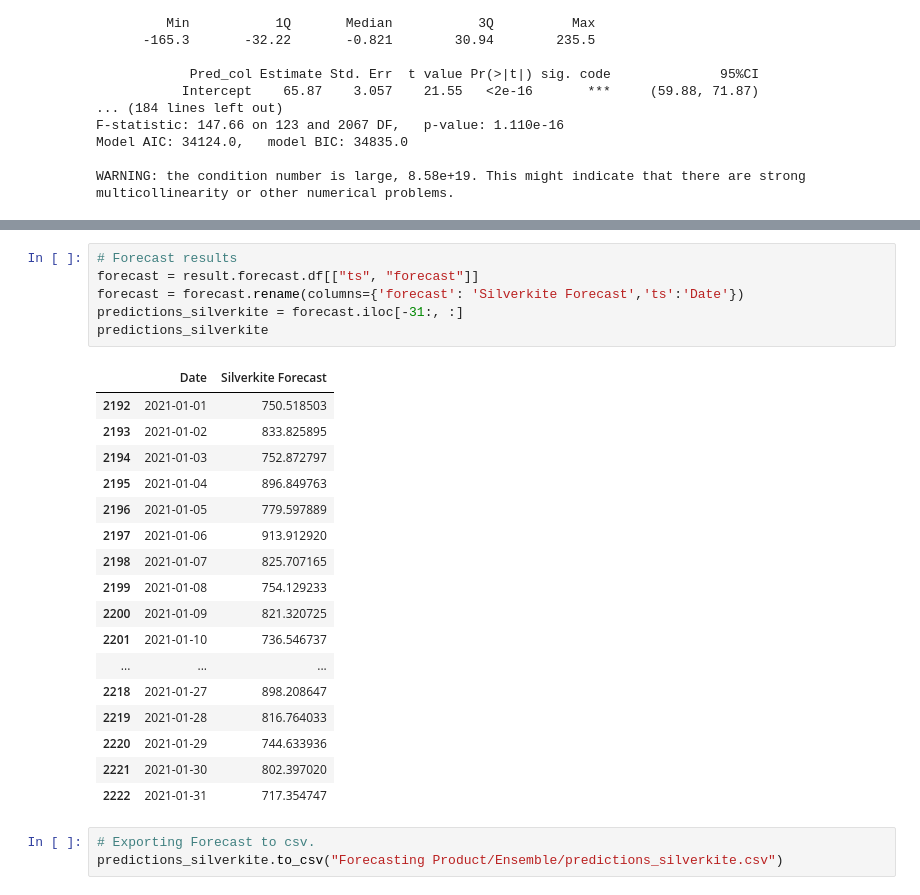
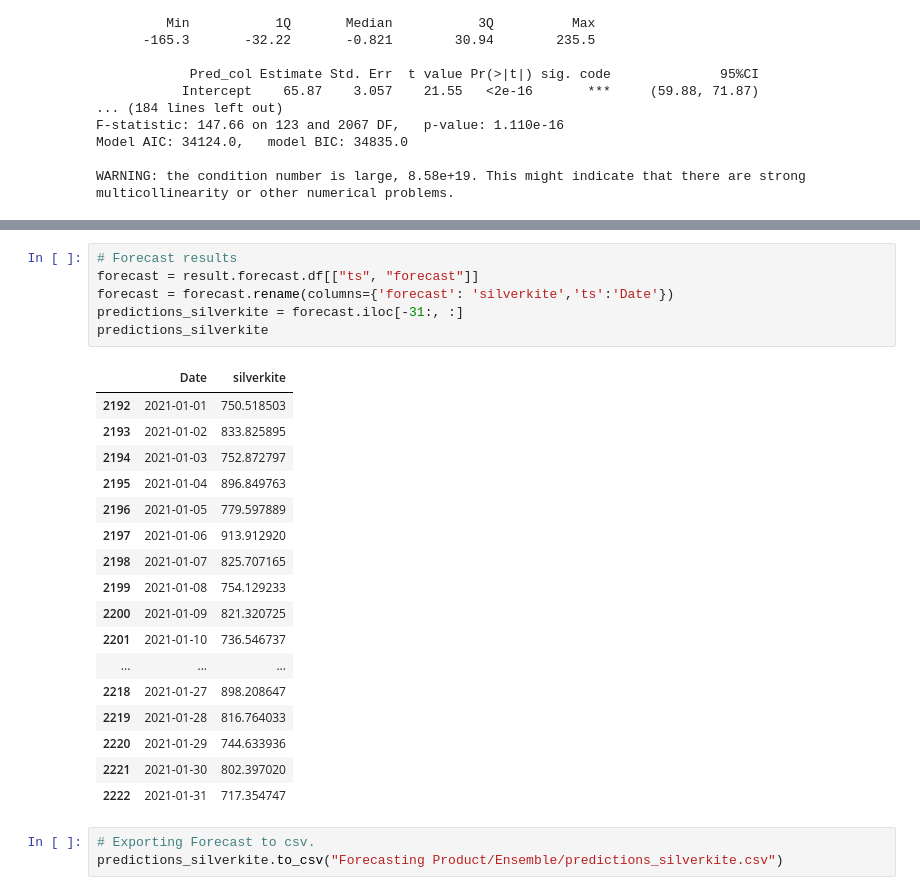
Before and after one commit to bannis14/Portfolio-Projects, a Jupyter notebook: Time_Series_Forecast/LinkedIn_Silverkite_Model_Forecasting.ipynb, the cells around one changed output, grey strips where cells are left out. Saved outputs shown, nothing was run; the diff lists cells and outputs as text.

```diff
--- a/Time_Series_Forecast/LinkedIn_Silverkite_Model_Forecasting.ipynb
+++ b/Time_Series_Forecast/LinkedIn_Silverkite_Model_Forecasting.ipynb
@@ -289,11 +294,11 @@ iplot(fig)
 # %%
 # Forecast results
 forecast = result.forecast.df[["ts", "forecast"]]
-forecast = forecast.rename(columns={'forecast': 'Silverkite Forecast','ts':'Date'})
+forecast = forecast.rename(columns={'forecast': 'silverkite','ts':'Date'})
 predictions_silverkite = forecast.iloc[-31:, :]
 predictions_silverkite
 # %% [output]
-|  | Date | Silverkite Forecast |
+|  | Date | silverkite |
 | 2192 | 2021-01-01 | 750.518503 |
 | 2193 | 2021-01-02 | 833.825895 |
 | 2194 | 2021-01-03 | 752.872797 |
```
Also changed, not shown: parts of 3 cells of this notebook.
